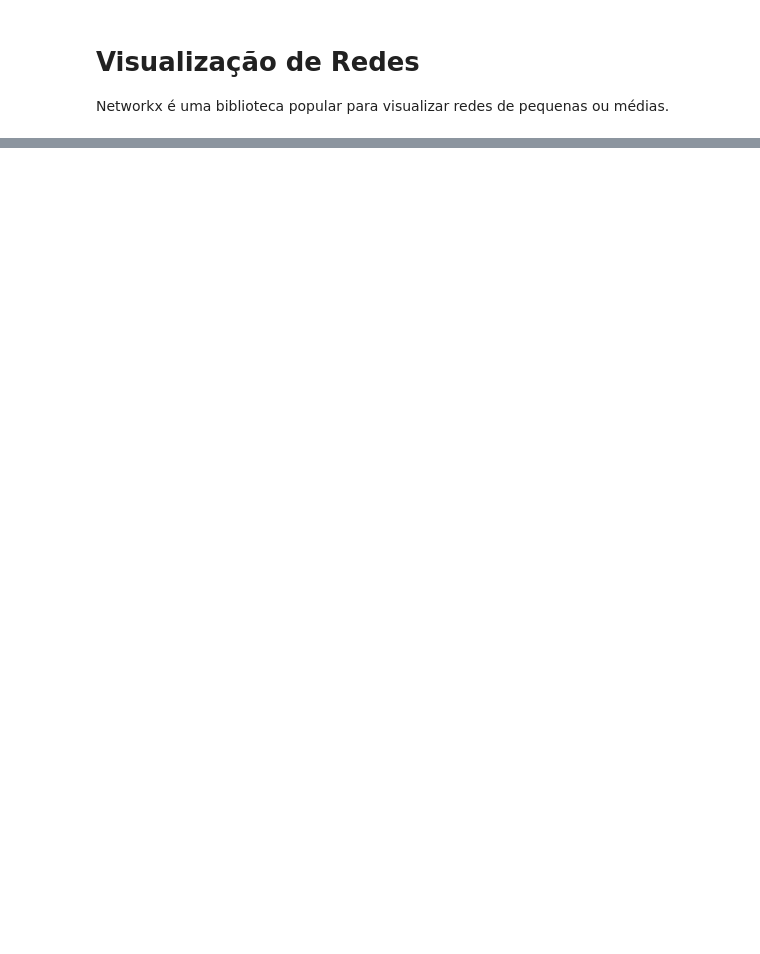
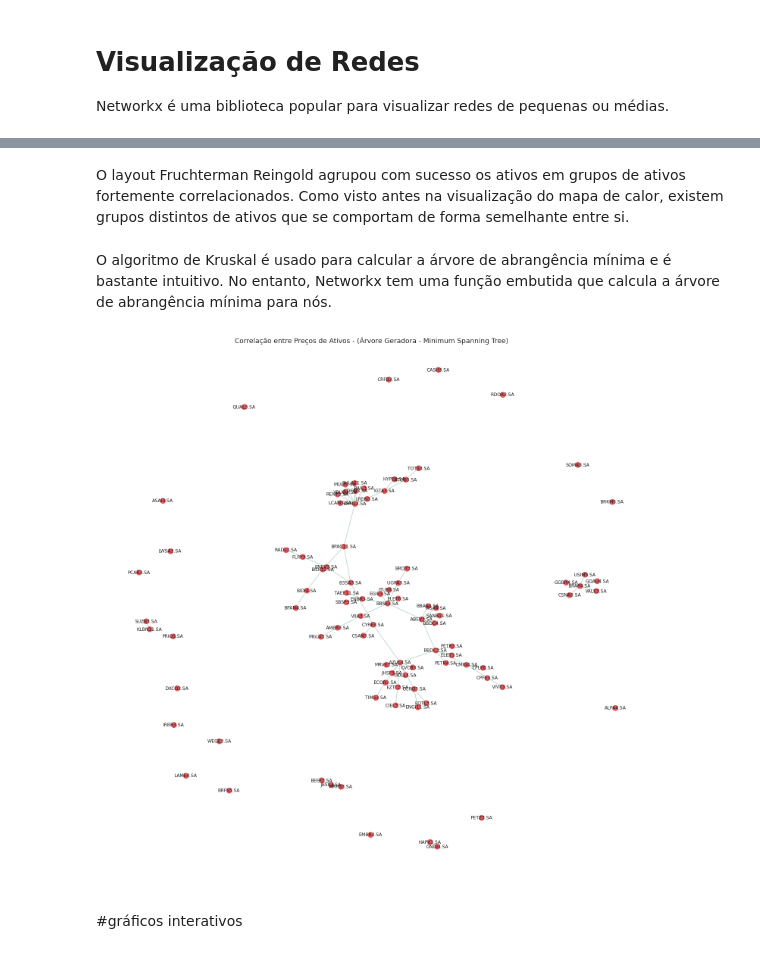
Before and after one commit to maiaufrrj/BRtrading, a Jupyter notebook: All_Assets_IBOV.ipynb, the cells around one changed output, grey strips where cells are left out. Cells and saved outputs as stored; diff of their text form; code cells hidden in the pictures; blank space fills up the shorter version.

```diff
--- a/All_Assets_IBOV.ipynb
+++ b/All_Assets_IBOV.ipynb
@@ -70,0 +274,27 @@ print(nx.info(G0))
+# %% [markdown]
+O layout Fruchterman Reingold agrupou com sucesso os ativos em grupos de ativos fortemente correlacionados. Como visto antes na visualização do mapa de calor, existem grupos distintos de ativos que se comportam de forma semelhante entre si.
+# %% [markdown]
+O algoritmo de Kruskal é usado para calcular a árvore de abrangência mínima e é bastante intuitivo. No entanto, Networkx tem uma função embutida que calcula a árvore de abrangência mínima para nós.
+# %%
+#create minimum spanning tree layout from Gx (after small correlations have been removed)
+mst = nx.minimum_spanning_tree(Gx)
+
+edge_colours = []
+
+#assign edge colours
+for key, value in nx.get_edge_attributes(mst, 'correlation').items():
+    edge_colours.append(assign_colour(value))
+
+
+#draw minimum spanning tree. Set node size and width to constant
+nx.draw(mst, with_labels=True, pos=nx.fruchterman_reingold_layout(mst),
+        node_size=200, node_color="#e1575c", edge_color=edge_colours,
+       width = 1.2)
+
+#set title
+plt.title("Correlação entre Preços de Ativos - (Árvore Geradora - Minimum Spanning Tree)",fontdict=font_dict)
+plt.show()
+# %% [output]
+[figure, added]
+# %% [markdown]
+#gráficos interativos
```
Also changed, not shown: parts of 24 cells of this notebook.
